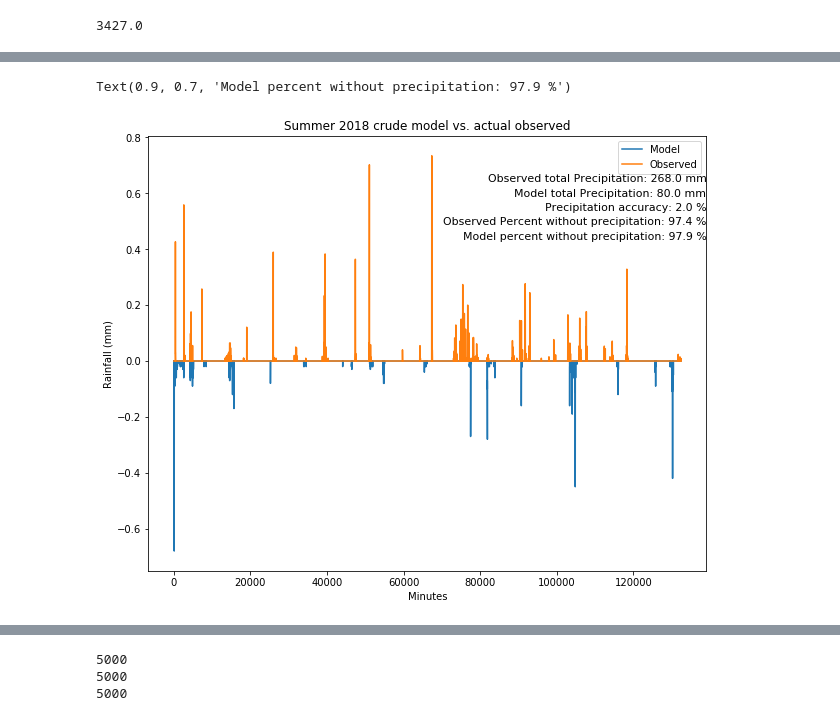
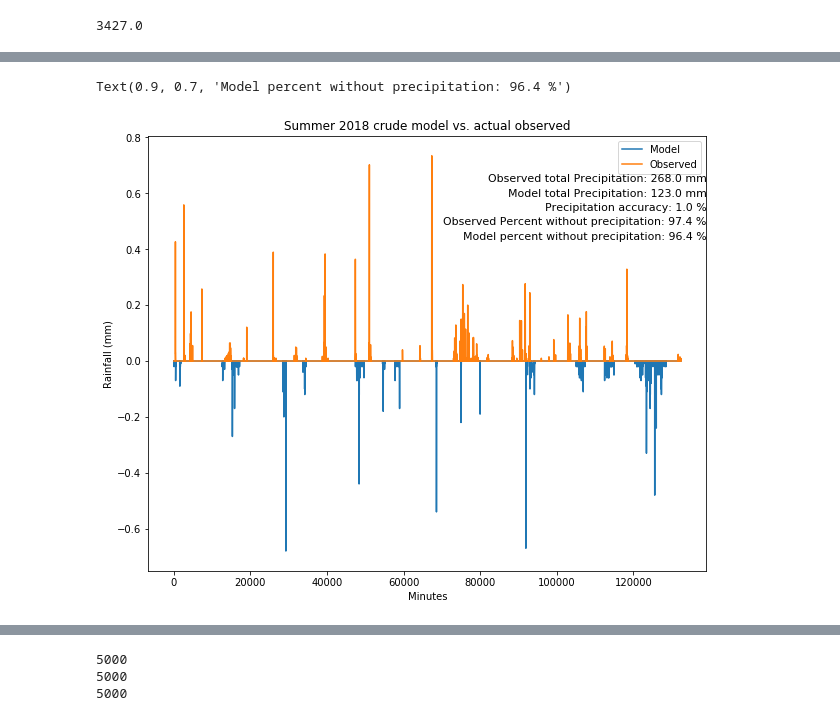
Before and after one commit to zhangt3-e/senior_thesis, a Jupyter notebook: Code/Simulation.ipynb, the cells around one changed output, grey strips where cells are left out. Drawn from its saved outputs; the diff is of its cells as text; code cells hidden in the pictures.

```diff
--- a/Code/Simulation.ipynb
+++ b/Code/Simulation.ipynb
@@ -241,3 +193,0 @@ Su_nonprecip18 = Su_nonprecip18[:count_nonpre]
-# %%
-print(Su_preciptotal18[:count_pre])
-Su_preciptotal18 = Su_preciptotal18[:count_pre]
@@ -262,2 +194,9 @@ Su_preciptotal18 = Su_preciptotal18[:count_pre]
+# %%
+Su_nonprecip18 = Su_nonprecip18[Su_nonprecip18>0]
+Su_precip18 = Su_precip18[Su_precip18>0]
+#print(Su_precip18)
+#print(Su_nonprecip18)
+# %%
+Su_preciptotal18 = Su_preciptotal18[Su_preciptotal18 > 0]
 # %%
 Su_inten18 = np.divide(Su_preciptotal18, Su_precip18)
@@ -283,14 +218,19 @@ print(Su_inten18)
 # %%
-new_summer18 = np.zeros(len(compare_data))
+hold = np.sum(Su_nonprecip18) + np.sum(Su_precip18)
+new_summer18 = np.zeros(int(hold))
 minute = 0;
-index = 0;
-while(len(compare_data)-1 > minute):
-    non = Su_nonprecip18[index]
-    rain = Su_precip18[index]
-    for i in range(int(non)):
-        new_summer18[minute] = 0
-        minute += 1
-    for j in range(int(rain)):
-        new_summer18[minute] = Su_inten18[index]
-        minute += 1
-    index += 1
+pre_index = 0;
+np_index = 0;
+while(int(hold)-1 > minute):
+    if (len(Su_nonprecip18) > np_index):
+        non = Su_nonprecip18[np_index]
+        for i in range(int(non)):
+            new_summer18[minute] = 0
+            minute += 1
+    if (len(Su_precip18)> pre_index):
+        rain = Su_precip18[pre_index]
+        for j in range(int(rain)):
+            new_summer18[minute] = Su_inten18[pre_index]
+            minute += 1
+    pre_index += 1
+    np_index +=1
@@ -365,19 +303,19 @@ sample_output, compare_data = model_1(Summer18, 5000, 1)
 # %%
 plt.figure(figsize = (10, 8))
 plt.plot(-sample_output)
 plt.plot(new_summer18)
 plt.title('Summer 2018 crude model vs. actual observed')
 plt.xlabel('Minutes')
 plt.ylabel('Rainfall (mm)')
-plt.legend(['Model', 'Observed'])
+plt.legend(['Model', 'Observed'], loc = 'upper right')
 plt.figtext(0.9, 0.8, 'Observed total Precipitation: ' + str(round(Su_totalprep18)) + ' mm', fontsize = 11, ha = 'right')
 plt.figtext(0.9, 0.775, 'Model total Precipitation: ' + str(round(sum(sample_output))) + ' mm', fontsize = 11, ha = 'right')
 plt.figtext(0.9, 0.75, 'Precipitation accuracy: ' + str(round(pre_accuracy)) + ' %', fontsize = 11, ha = 'right')
 plt.figtext(0.9, 0.725, 'Observed Percent without precipitation: ' + str(round(len(new_summer18[new_summer18 == 0])/len(new_summer18)*100,1)) + ' %', fontsize = 11, ha = 'right')
 plt.figtext(0.9, 0.7, 'Model percent without precipitation: ' + str(round(len(sample_output[sample_output == 0])/len(sample_output)*100,1)) + ' %', fontsize = 11, ha = 'right')
 # %% [output]
-Text(0.9, 0.7, 'Model percent without precipitation: 97.9 %')
+Text(0.9, 0.7, 'Model percent without precipitation: 96.4 %')
-[figure, old version]
+[figure, new version]
 # %%
 average_precip = 0
 avg_precip_accur = 0
```
Also changed, not shown: parts of 11 cells of this notebook, 3 other files.
